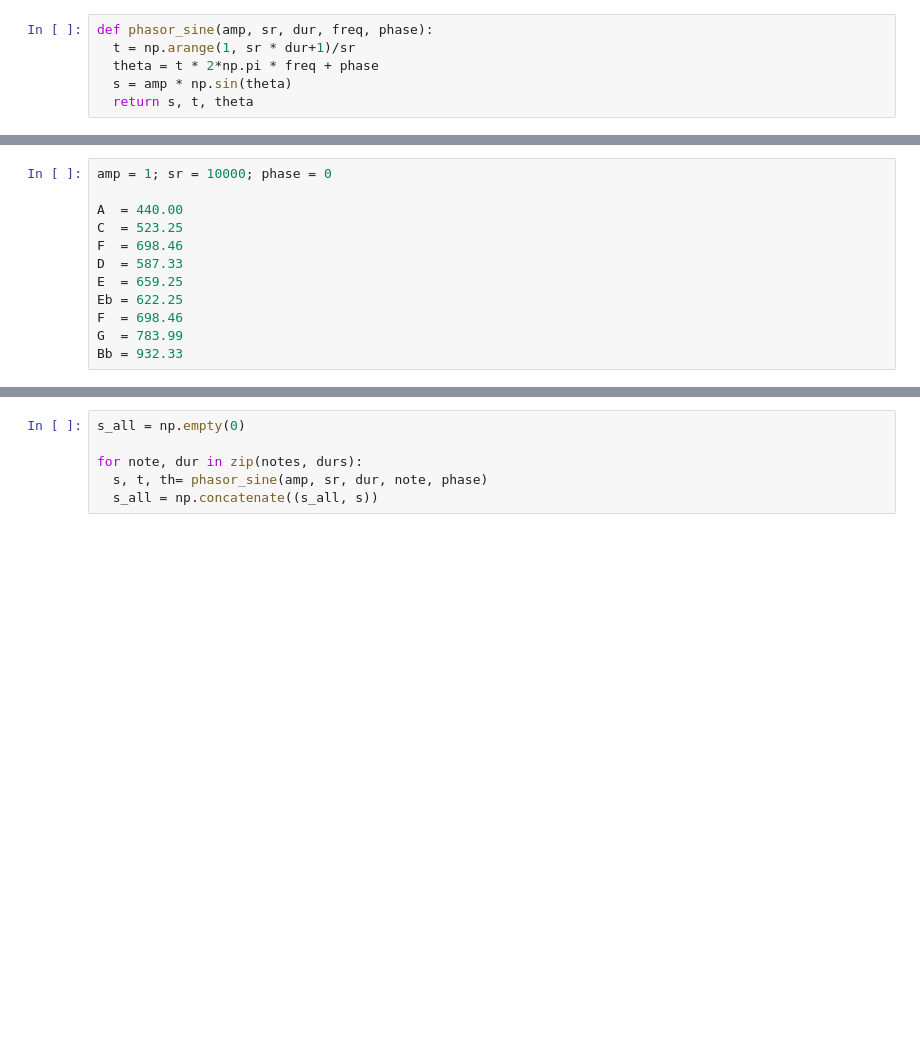
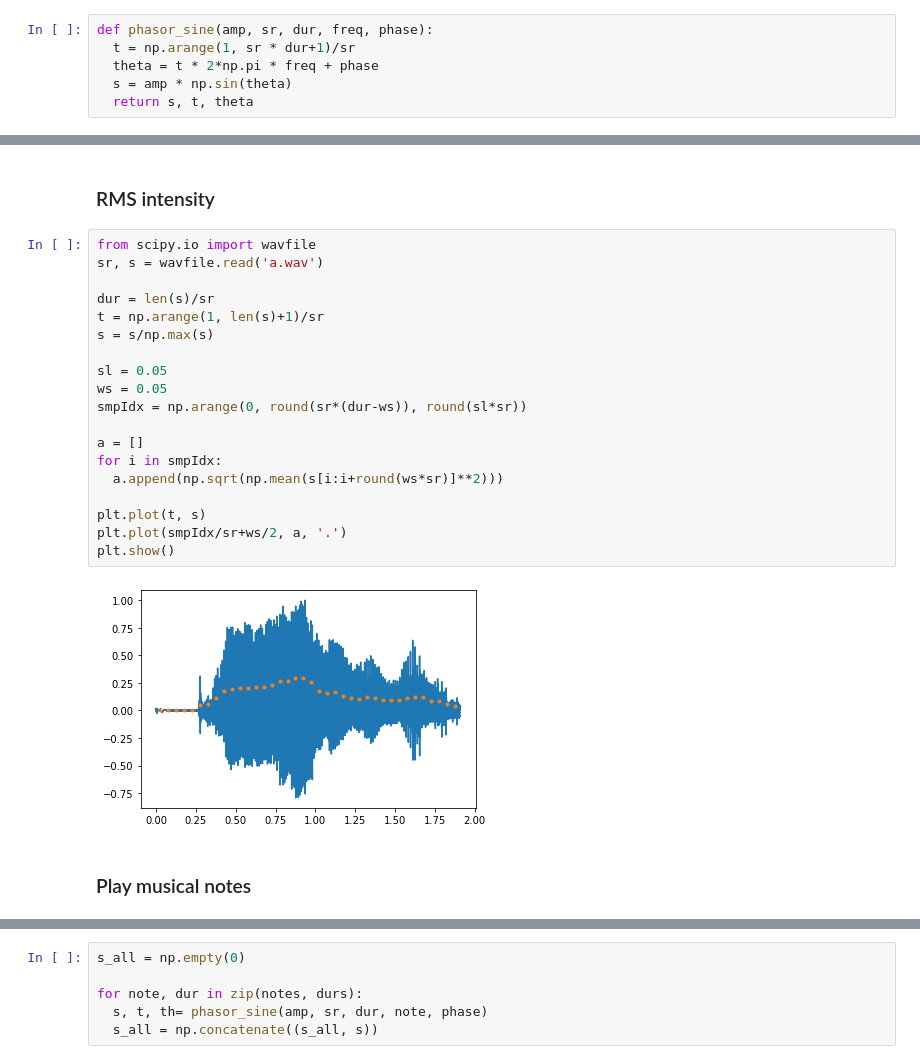
Before and after one commit to hsnam95/class2021Fall, a Jupyter notebook: sound.ipynb, the cells around one changed output, grey strips where cells are left out. Drawn from its saved outputs; the diff is of its cells as text; blank space fills up the shorter version.

```diff
--- a/sound.ipynb
+++ b/sound.ipynb
@@ -60,15 +60,28 @@ s, t, theta = phasor_sine(amp, sr, dur, freq, phase)
 ipd.Audio(s, rate=sr)
 # %% [output]
 [interactive output not drawn]
-# %%
-amp = 1; sr = 10000; phase = 0
-
-A  = 440.00
-C  = 523.25
-F  = 698.46
-D  = 587.33
-E  = 659.25
-Eb = 622.25
-F  = 698.46
-G  = 783.99
-Bb = 932.33
+# %% [markdown]
+### RMS intensity
+# %%
+from scipy.io import wavfile
+sr, s = wavfile.read('a.wav')
+
+dur = len(s)/sr
+t = np.arange(1, len(s)+1)/sr
+s = s/np.max(s)
+
+sl = 0.05
+ws = 0.05
+smpIdx = np.arange(0, round(sr*(dur-ws)), round(sl*sr))
+
+a = []
+for i in smpIdx:
+  a.append(np.sqrt(np.mean(s[i:i+round(ws*sr)]**2)))
+
+plt.plot(t, s)
+plt.plot(smpIdx/sr+ws/2, a, '.')
+plt.show()
+# %% [output]
+[figure, added]
+# %% [markdown]
+### Play musical notes
```
Also changed, not shown: parts of 3 cells of this notebook.
